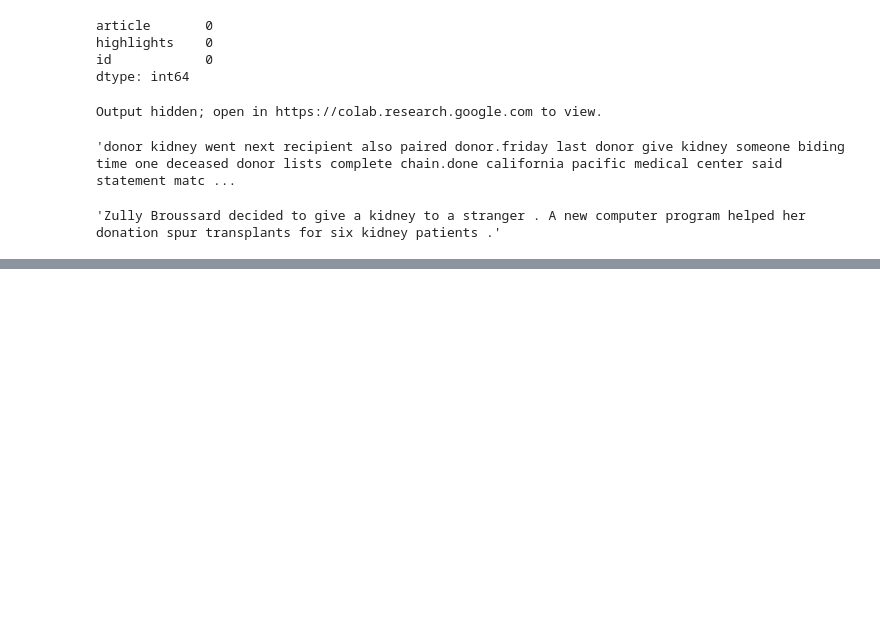
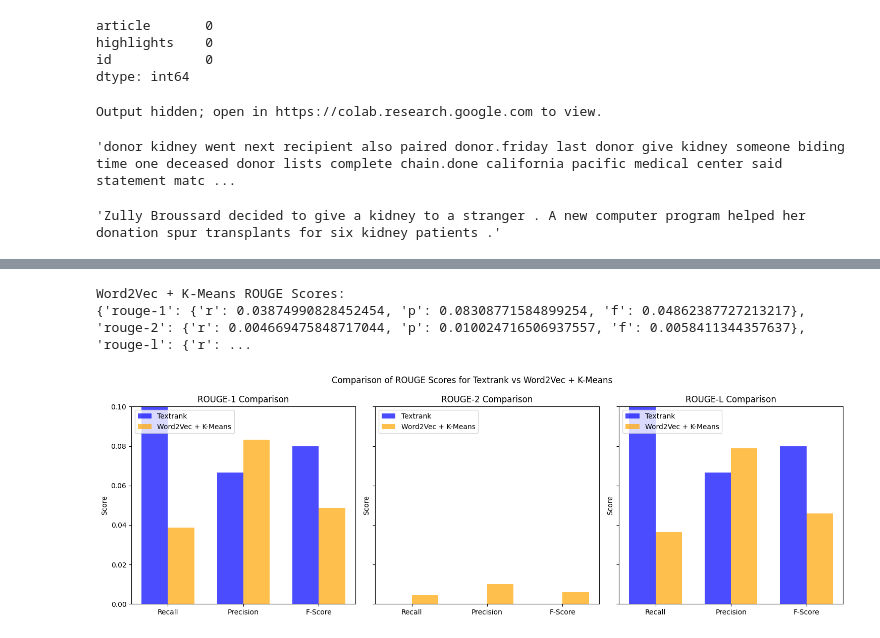
Before and after one commit to sandrabinu3/Text_Summarization_using_NLP-Project, a Jupyter notebook: textrank.ipynb, the cells around one changed output, grey strips where cells are left out. Saved outputs shown, nothing was run; the diff lists cells and outputs as text; code cells hidden in the pictures; blank space fills up the shorter version.

Commit message:
word2vec

```diff
--- a/textrank.ipynb
+++ b/textrank.ipynb
@@ -183,0 +265,47 @@ val_summaries[0]
+# %%
+# Calculate ROUGE scores
+kmeans_scores = rouge.get_scores(kmeans_val_summaries, val_summaries, avg=True)
+# %%
+# Print ROUGE scores
+print("Word2Vec + K-Means ROUGE Scores:")
+print(kmeans_scores)
+# %% [output]
+Word2Vec + K-Means ROUGE Scores:
+{'rouge-1': {'r': 0.03874990828452454, 'p': 0.08308771584899254, 'f': 0.04862387727213217}, 'rouge-2': {'r': 0.004669475848717044, 'p': 0.010024716506937557, 'f': 0.0058411344357637}, 'rouge-l': {'r': ...
+# %%
+metrics = ['rouge-1', 'rouge-2', 'rouge-l']
+sub_metrics = ['Recall', 'Precision', 'F-Score']
+# %%
+# Prepare data for visualization
+Textrank = [[next((d[m]['r'], d[m]['p'], d[m]['f']) for d in scores if m in d), None][0] for m in metrics]
+Word2vec = [[kmeans_scores[m]['r'], kmeans_scores[m]['p'], kmeans_scores[m]['f']] for m in metrics]
+# %%
+# Convert to numpy arrays for easier indexing
+Textrank = np.array(Textrank)
+Word2vec = np.array(Word2vec)
+# %%
+# Plotting
+x = np.arange(len(sub_metrics))  # the label locations for each sub-metric
+width = 0.35  # the width of the bars
+
+fig, axs = plt.subplots(1, 3, figsize=(15, 5), sharey=True)
+
+# Creating subplots for each metric (ROUGE-1, ROUGE-2, ROUGE-L)
+for i, metric in enumerate(metrics):
+    ax = axs[i]
+    ax.bar(x - width/2, Textrank[i], width, label='Textrank', color='blue', alpha=0.7)
+    ax.bar(x + width/2, Word2vec[i], width, label='Word2Vec + K-Means', color='orange', alpha=0.7)
+
+    ax.set_title(f'{metric.upper()} Comparison')
+    ax.set_xticks(x)
+    ax.set_xticklabels(sub_metrics)
+    ax.legend(loc='upper left')
+    ax.set_ylim([0, 0.1])  # Adjust the y-axis range if necessary
+    ax.set_ylabel('Score')
+
+# Main title and layout
+plt.suptitle('Comparison of ROUGE Scores for Textrank vs Word2Vec + K-Means')
+plt.tight_layout()
+plt.show()
+# %% [output]
+[figure, added]
```
Also changed, not shown: parts of 17 cells of this notebook.
